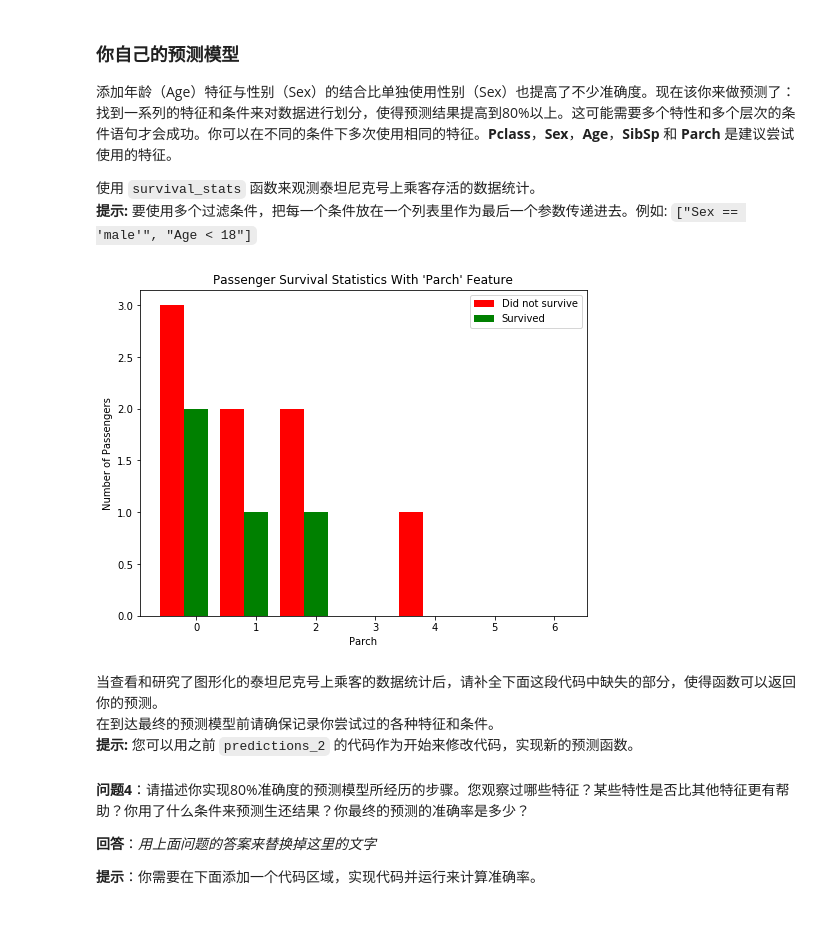
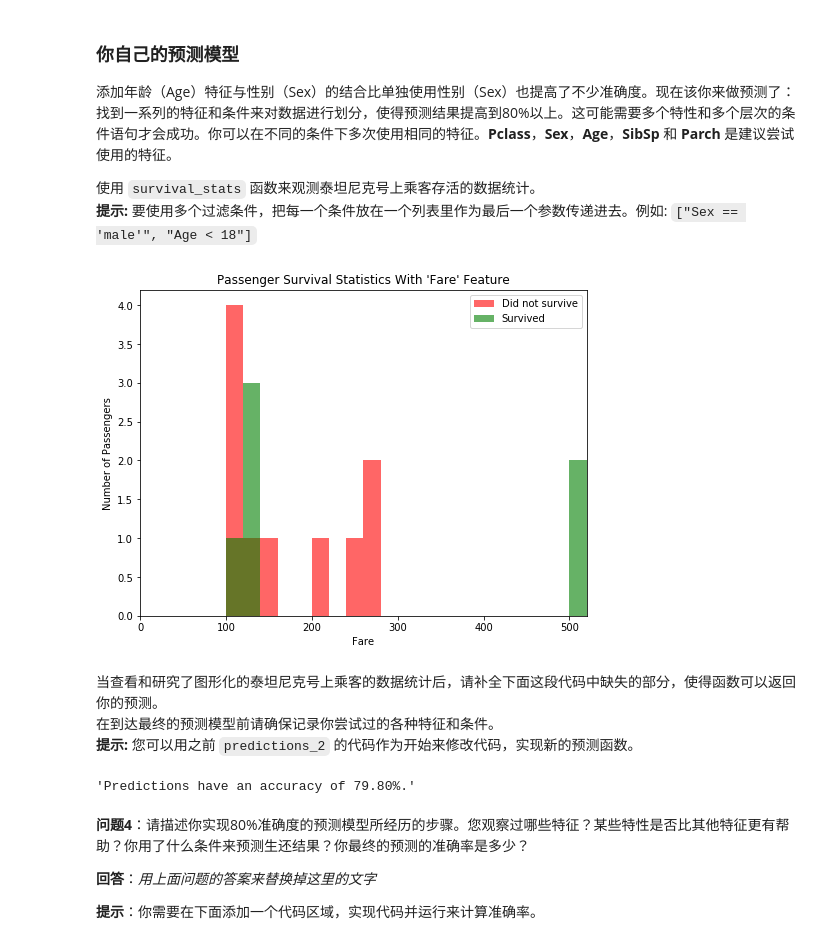
Before and after one commit to LeeZhe/machine-Learning, a Jupyter notebook: titanic_survival_exploration-master/titanic_survival_exploration.ipynb, the cells around one changed output. Drawn from its saved outputs; the diff is of its cells as text; code cells hidden in the pictures.

```diff
--- a/titanic_survival_exploration-master/titanic_survival_exploration.ipynb
+++ b/titanic_survival_exploration-master/titanic_survival_exploration.ipynb
@@ -209,9 +209,9 @@ accuracy_score(outcomes,predictions)
 使用 `survival_stats` 函数来观测泰坦尼克号上乘客存活的数据统计。
 **提示:** 要使用多个过滤条件，把每一个条件放在一个列表里作为最后一个参数传递进去。例如: `["Sex == 'male'", "Age < 18"]`
 # %%
-survival_stats(data, outcomes, 'Parch', ["Fare > 120","Sex == 'male'"])
+survival_stats(data, outcomes, 'Fare', ['Sex == "male"', "Age >= 7","Embarked != Q","Fare > 100"])
 # %% [output]
-[figure, old version]
+[figure, new version]
 # %% [markdown]
 当查看和研究了图形化的泰坦尼克号上乘客的数据统计后，请补全下面这段代码中缺失的部分，使得函数可以返回你的预测。
 在到达最终的预测模型前请确保记录你尝试过的各种特征和条件。
@@ -219,27 +219,25 @@ survival_stats(data, outcomes, 'Parch', ["Fare > 120","Sex == 'male'"])
 # %%
 def predictions_3(data):
     """ 考虑多个特征，准确率至少达到80% """
+    female_pre = data['Sex'] == 'female'
+    male_age_pre = data[data['Sex'] == 'male']['Age'] < 7
+    Fare_data_pre_120 = data[(data['Sex'] == 'male') & (data['Age'] >= 7)]['Fare'] == 120
+    Fare_data_pre_110 = data[(data['Sex'] == 'male') & (data['Age'] >= 7)]['Fare'] == 110
 
+#     pclass_data_pre = data[(data['Sex'] == 'male') & (data['Age'] >= 7) & (['Fare'] != 120) & \
+#                            (data['Embarked'] != 'Q') & \
+#                           (data['SibSp'] != 2)]['Pclass'] != 1
 
-    female_pre = data['Sex'] == 'female'
-    male_age_pre = data[data['Sex'] == 'male']['Age'] < 10
-    parch_pre = data[data['Parch'] == 0,data['Sex'] = male,]
-    predictions = female_pre | male_age_pre
+    predictions = female_pre | male_age_pre | Fare_data_pre_120 | Fare_data_pre_110
     predictions.replace({True : 1,False : 0})
-
-    predictions = []
-    for _, passenger in data.iterrows():
-
-        # TODO 3
-        # 移除下方的 'pass' 声明
-        # 输入你自己的预测条件
-        pass
-
-    # 返回预测结果
-    return pd.Series(predictions)
+    return predictions
 
 # 进行预测
+
 predictions = predictions_3(data)
+accuracy_score(outcomes,predictions)
+# %% [output]
+'Predictions have an accuracy of 79.80%.'
 # %% [markdown]
 **问题4**：请描述你实现80%准确度的预测模型所经历的步骤。您观察过哪些特征？某些特性是否比其他特征更有帮助？你用了什么条件来预测生还结果？你最终的预测的准确率是多少？
 
```
Also changed, not shown: parts of 1 cell of this notebook.
